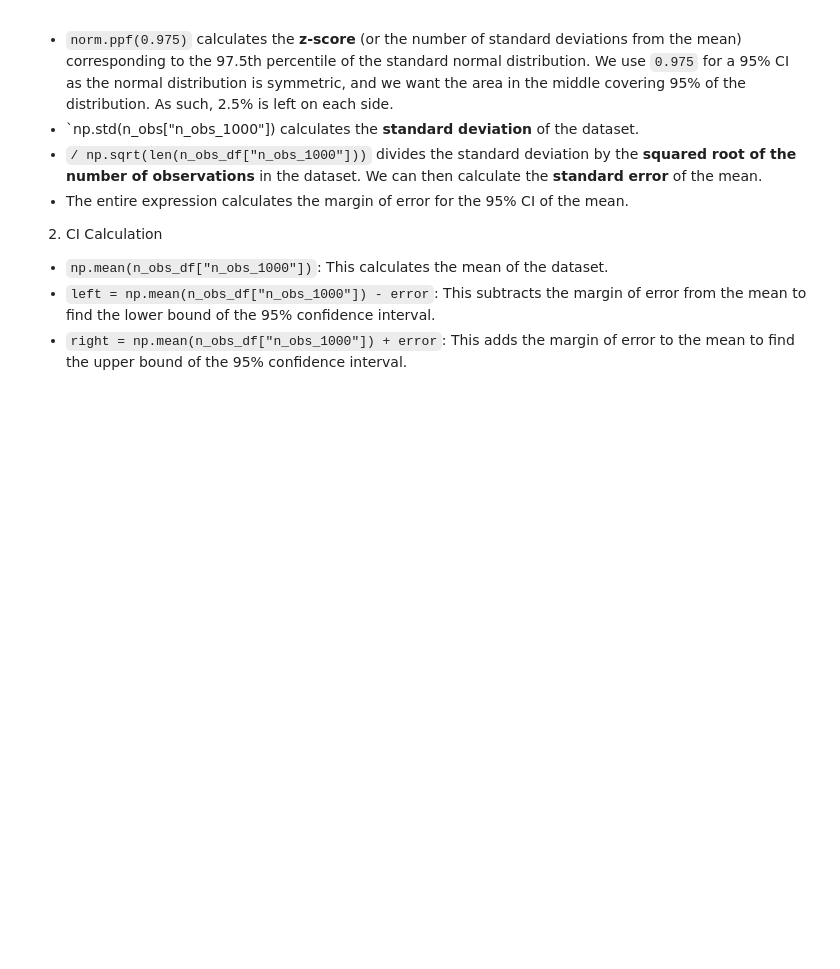
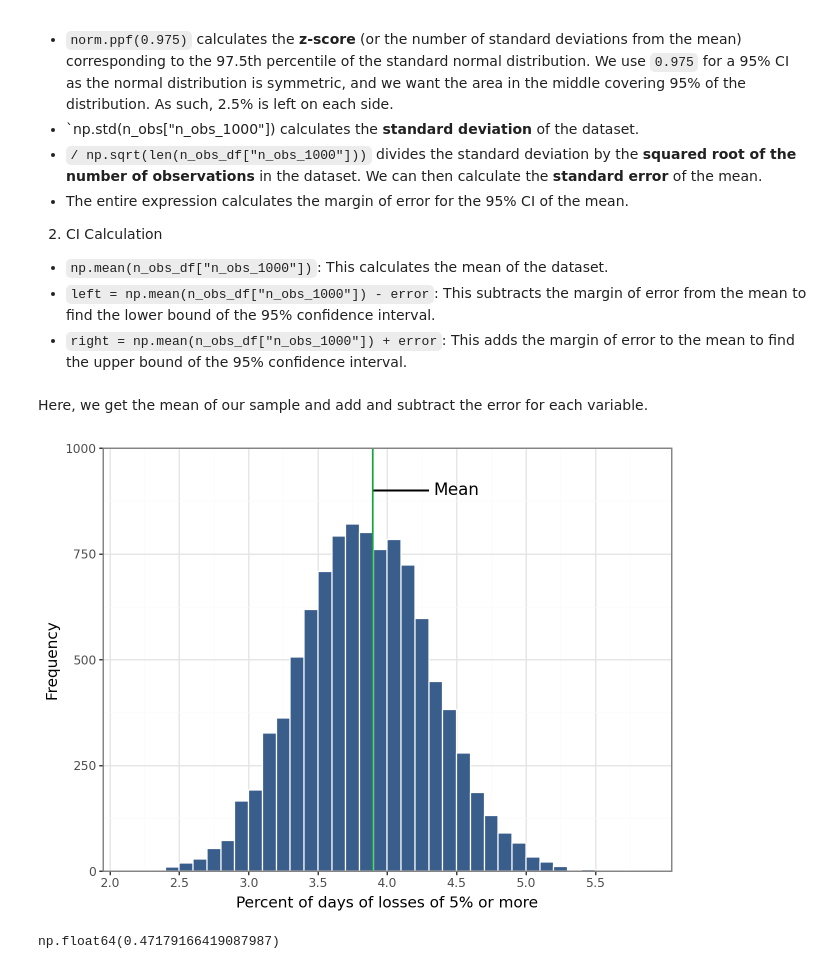
Before and after one commit to felipesebben/bk_data_analysis_studies, a Jupyter notebook: da_data_exercises/ch05-generalizing_from_data/01-stock_data_analysis/01-stock_data_analysis.ipynb, the cells around one changed output. Cells and saved outputs as stored; diff of their text form; code cells hidden in the pictures; blank space fills up the shorter version.

Commit message:
feat: update notebook with histogram and kernel density charts

```diff
--- a/da_data_exercises/ch05-generalizing_from_data/01-stock_data_analysis/01-stock_data_analysis.ipynb
+++ b/da_data_exercises/ch05-generalizing_from_data/01-stock_data_analysis/01-stock_data_analysis.ipynb
@@ -290,9 +302,28 @@ We can now calculate the margin of error and use it to find the confidence inter
 error = norm.ppf(0.975) * np.std(n_obs_df["n_obs_1000"]) / np.sqrt(len(n_obs_df["n_obs_1000"]))
 left = np.mean(n_obs_df["n_obs_1000"]) - error
 right = np.mean(n_obs_df["n_obs_1000"] + error)
+# %% [markdown]
+Here, we get the mean of our sample and add and subtract the error for each variable.
 # %%
 ggplot(n_obs_df, aes(n_obs_1000[1:])) + geom_histogram(
-    binwidth=0.1, color="white", fill=color[0], boundary=0, closed="left",
-) + labs(x="Percent of days of losses of % or more", y="Frequency") + geom_vline(
-    aes(xintercept=np.mean(pd.Series(n_obs_1000).dropna())), color
-)
+    binwidth=0.1, color="white", fill=color[0], alpha=0.8, center=0.75, closed="left",
+) + labs(x="Percent of days of losses of 5% or more", y="Frequency") + geom_vline(
+    aes(xintercept=np.mean(pd.Series(n_obs_1000).dropna())), color=color[1], size=0.7
+) + coord_cartesian(
+    xlim=[2, 6], ylim=(0, 1000)
+) + scale_x_continuous(
+    expand=(0.01, 0.01), limits=(2, 6), breaks=seq(2, 6, 0.5)
+) + scale_y_continuous(
+    expand=(0.00, 0.00), limits=(0, 1000), breaks=seq(0, 1001, 250)
+) + geom_segment(
+    aes(x=4.3, y=900, xend=3.9, yend=900)
+) + annotate(
+    "text", x=4.5, y=900, label="Mean", size=12
+) + theme_bw()
+# %% [output]
+[figure, added]
+# %%
+standard_error = np.std(n_obs_df["n_obs_1000"])
+standard_error
+# %% [output]
+np.float64(0.47179166419087987)
```
Also changed, not shown: parts of 12 cells of this notebook.
